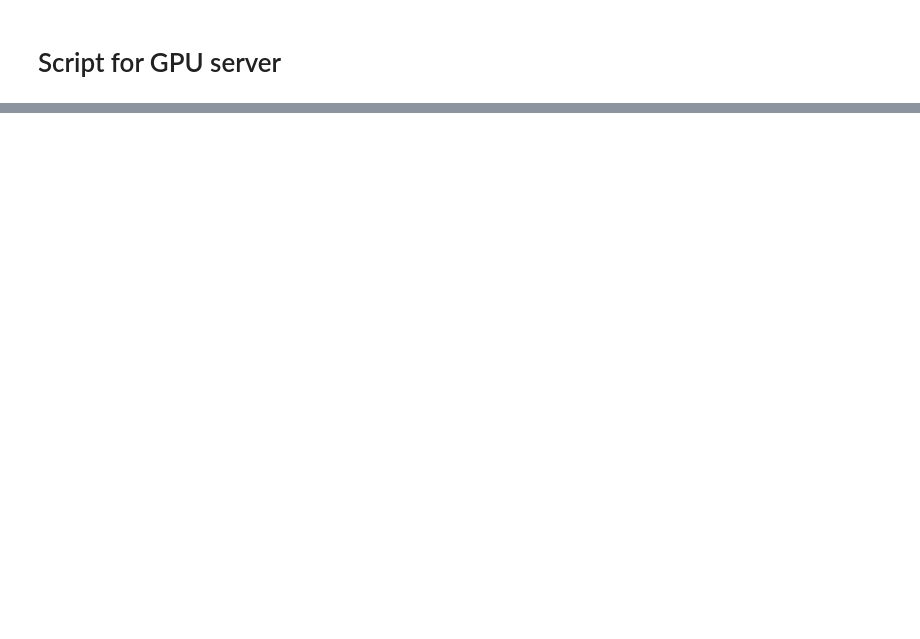
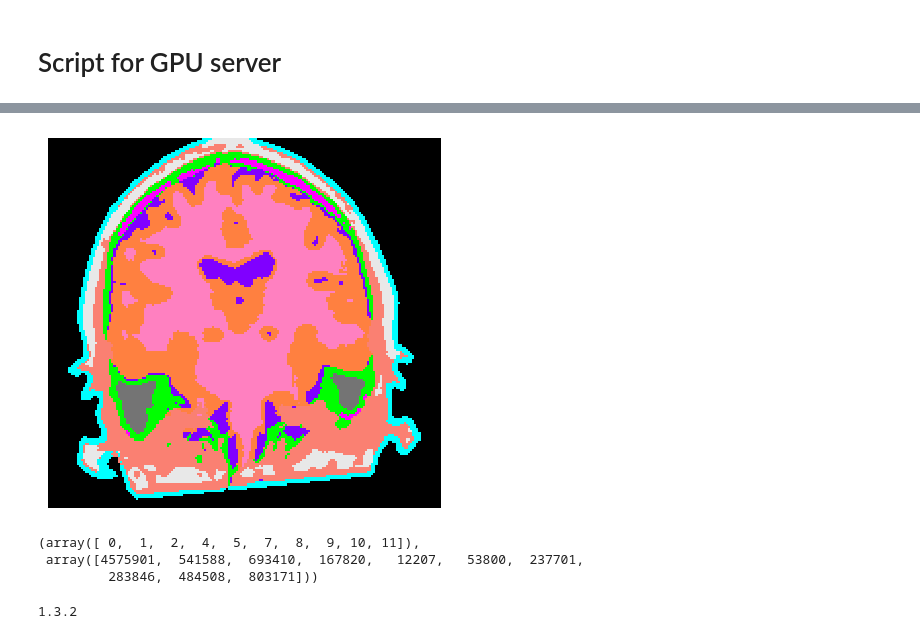
Before and after one commit to taenayat/mri_to_ct, a Jupyter notebook: NeckMask.ipynb, the cells around one changed output, grey strips where cells are left out. Drawn from its saved outputs; the diff is of its cells as text; code cells hidden in the pictures; blank space fills up the shorter version.

```diff
--- a/NeckMask.ipynb
+++ b/NeckMask.ipynb
@@ -912,0 +1024,19 @@ print('DONE :)')
+# %%
+img = sitk.GetArrayFromImage(sitk.ReadImage(os.path.join('../Task1','mr_segmented.nii.gz')))
+plot_segmented(img[:,100,:])
+# %% [output]
+[figure, added]
+# %%
+np.unique(img, return_counts=True)
+# %% [output]
+(array([ 0,  1,  2,  4,  5,  7,  8,  9, 10, 11]),
+ array([4575901,  541588,  693410,  167820,   12207,   53800,  237701,
+         283846,  484508,  803171]))
+# %%
+import monai
+print(monai.__version__)
+# from monai.transforms import AddChannelD
+from monai.transforms import EnsureChannelFirstd
+EnsureChannelFirstd(keys=["image"], channel_dim="no_channel")
+# %% [output]
+1.3.2
```
Also changed, not shown: parts of 20 cells of this notebook.
